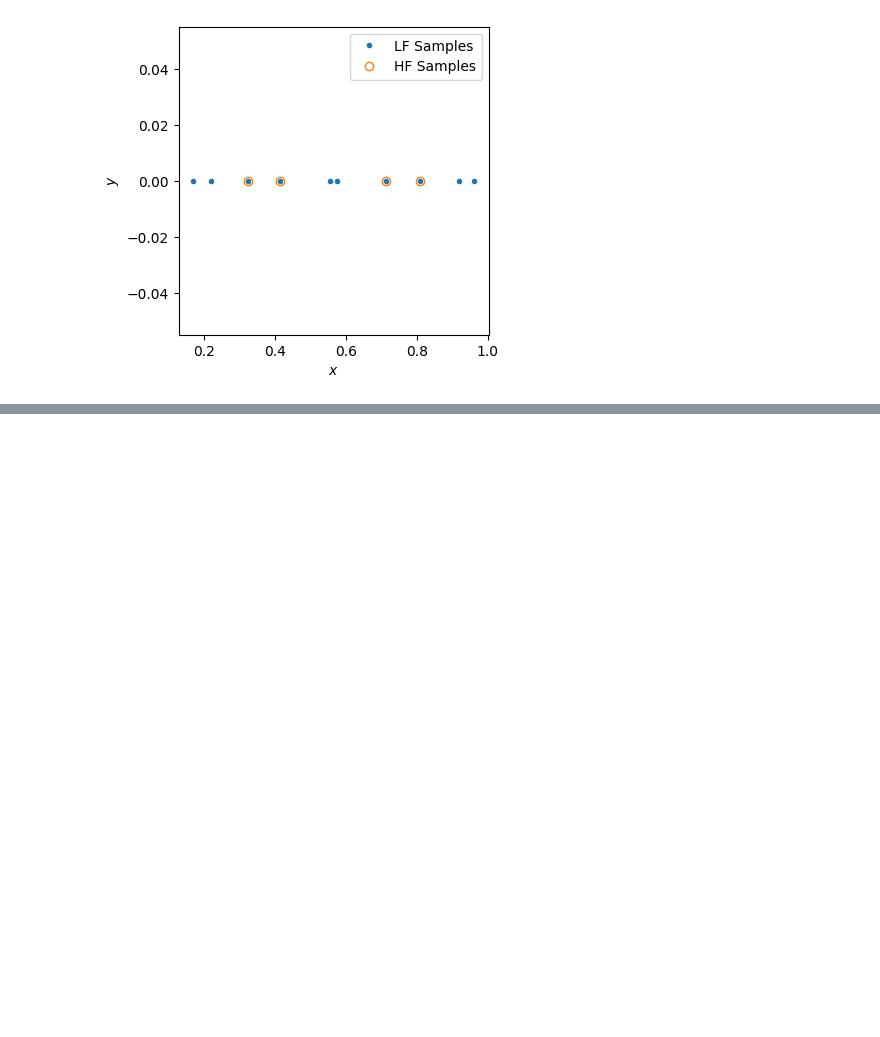
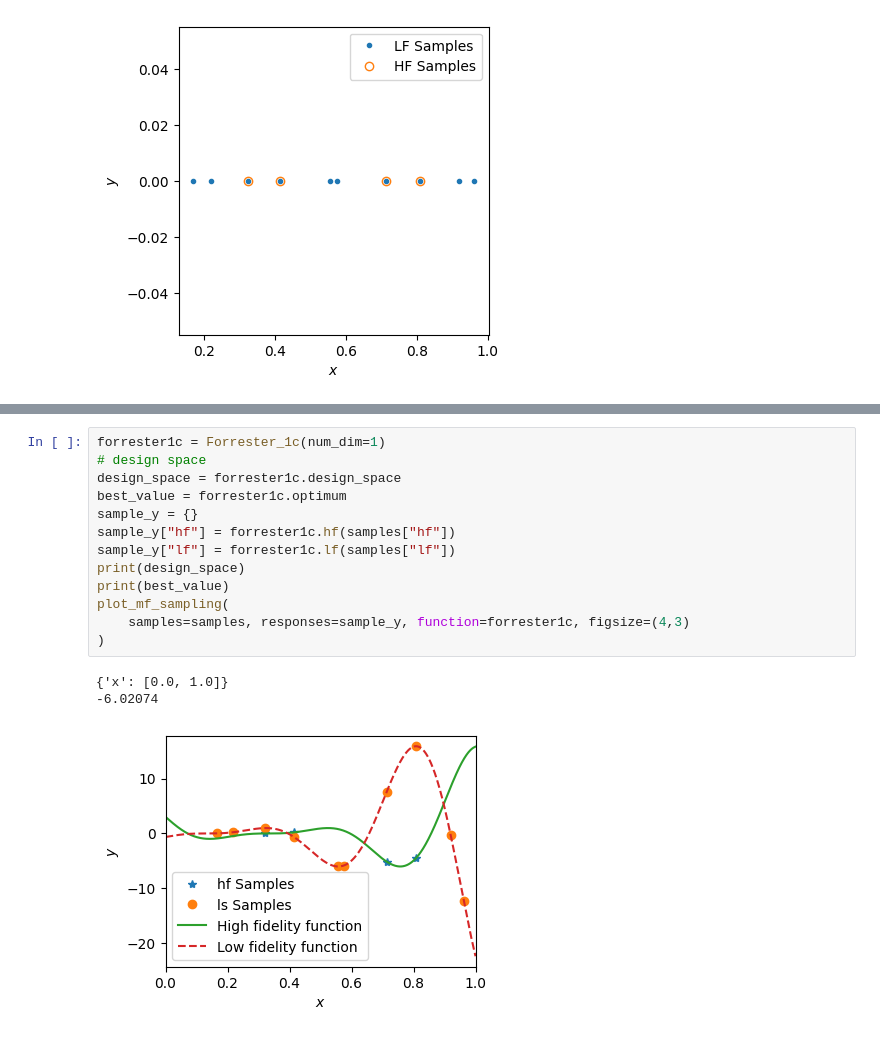
Before and after one commit to JiaxiangYi96/mfpml, a Jupyter notebook: tutorials/functions.ipynb, the cells around one changed output, grey strips where cells are left out. Saved outputs shown, nothing was run; the diff lists cells and outputs as text; blank space fills up the shorter version.

```diff
--- a/tutorials/functions.ipynb
+++ b/tutorials/functions.ipynb
@@ -65,0 +88,17 @@ sample_y
+# %%
+forrester1c = Forrester_1c(num_dim=1)
+# design space
+design_space = forrester1c.design_space
+best_value = forrester1c.optimum
+sample_y = {}
+sample_y["hf"] = forrester1c.hf(samples["hf"])
+sample_y["lf"] = forrester1c.lf(samples["lf"])
+print(design_space)
+print(best_value)
+plot_mf_sampling(
+    samples=samples, responses=sample_y, function=forrester1c, figsize=(4,3)
+)
+# %% [output]
+{'x': [0.0, 1.0]}
+-6.02074
+[figure, added]
```
Also changed, not shown: parts of 8 cells of this notebook, 3 other files.
